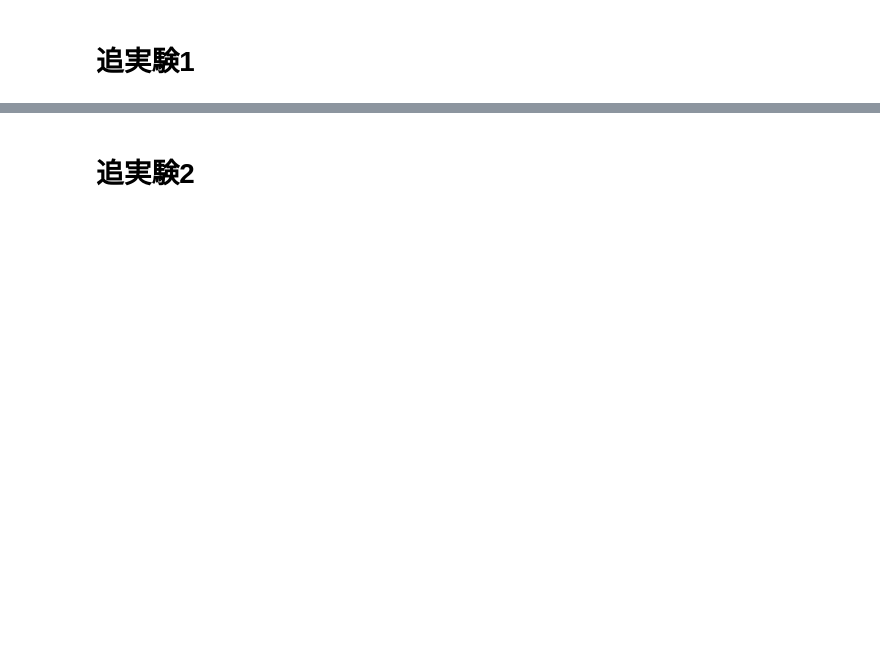
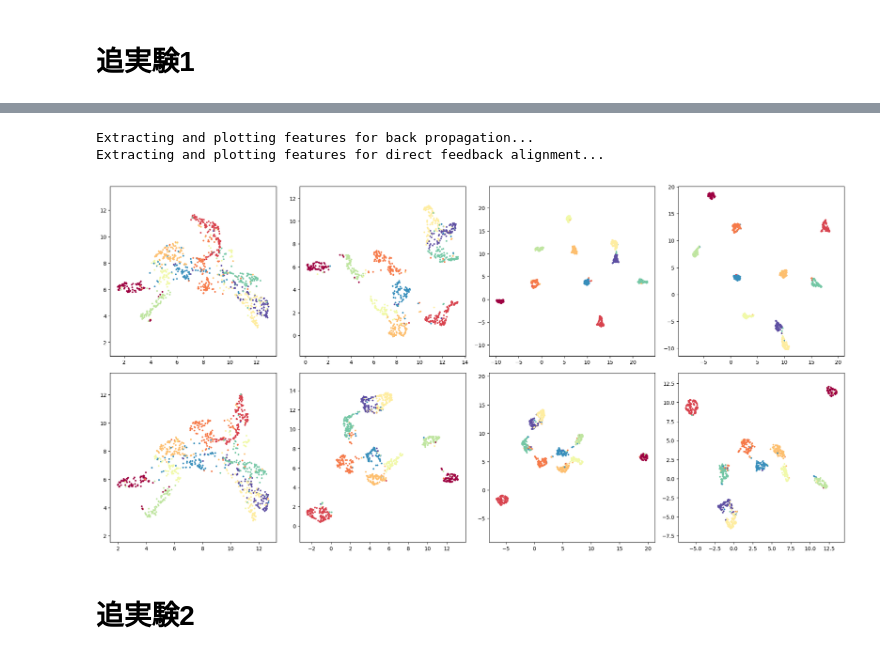
Before and after one commit to root2116/direct-feedback-alignment, a Jupyter notebook: dfa.ipynb, the cells around one changed output, grey strips where cells are left out. Drawn from its saved outputs; the diff is of its cells as text; code cells hidden in the pictures; blank space fills up the shorter version.

```diff
--- a/dfa.ipynb
+++ b/dfa.ipynb
@@ -358,3 +473,56 @@ if __name__=="__main__":
+# %%
+import umap
+
+def plot_umap_subplot(features, labels, ax):
+    # Convert cupy arrays to numpy arrays using get method
+    features = features.get()
+    labels = labels.get()
+
+    reducer = umap.UMAP()
+    embedding = reducer.fit_transform(features)
+
+    scatter = ax.scatter(embedding[:, 0], embedding[:, 1], c=labels, cmap='Spectral', s=5)
+    ax.set_aspect('equal', 'datalim')
+
+
+
+
+    # Enable the outer frame
+    for _, spine in ax.spines.items():
+        spine.set_visible(True)
+
+# define a function to generate the 2x4 grid of plots
+def plot_grid(bp_features, dfa_features):
+    fig, axs = plt.subplots(2, 4, figsize=(20, 10))
+
+    for i in range(4):
+        plot_umap_subplot(bp_features[i][0], bp_features[i][1], axs[0, i])
+        plot_umap_subplot(dfa_features[i][0], dfa_features[i][1], axs[1, i])
+
+    plt.tight_layout()
+    plt.show()
+
+
+
+if __name__=="__main__":
+    num_samples = 1000
+    subset_indices = torch.arange(0, num_samples)
+    subset_test_loader = torch.utils.data.DataLoader(
+        torch.utils.data.Subset(testset, subset_indices),
+        batch_size=batch_size, shuffle=True)
+
+    print("Extracting and plotting features for back propagation...")
+    bp_features = extract_features(bp_params, subset_test_loader)
+
+    print("Extracting and plotting features for direct feedback alignment...")
+    dfa_features = extract_features(dfa_params, subset_test_loader)
+
+    # Call plot_grid function with the extracted features
+    plot_grid(bp_features, dfa_features)
+# %% [output]
+Extracting and plotting features for back propagation...
+Extracting and plotting features for direct feedback alignment...
+[figure, added]
 # %% [markdown]
 # 追実験2
 # %%
```
Also changed, not shown: parts of 18 cells of this notebook.
